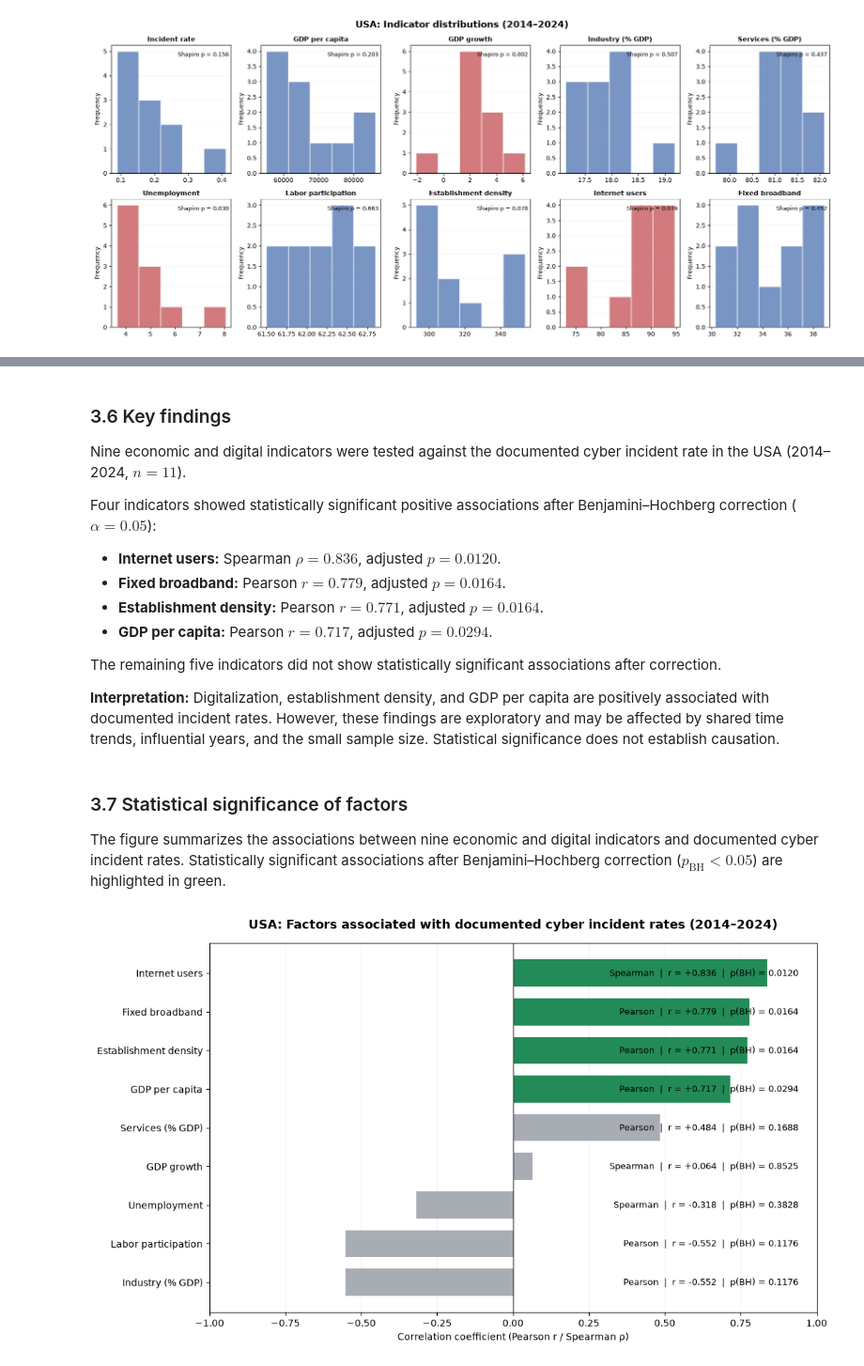
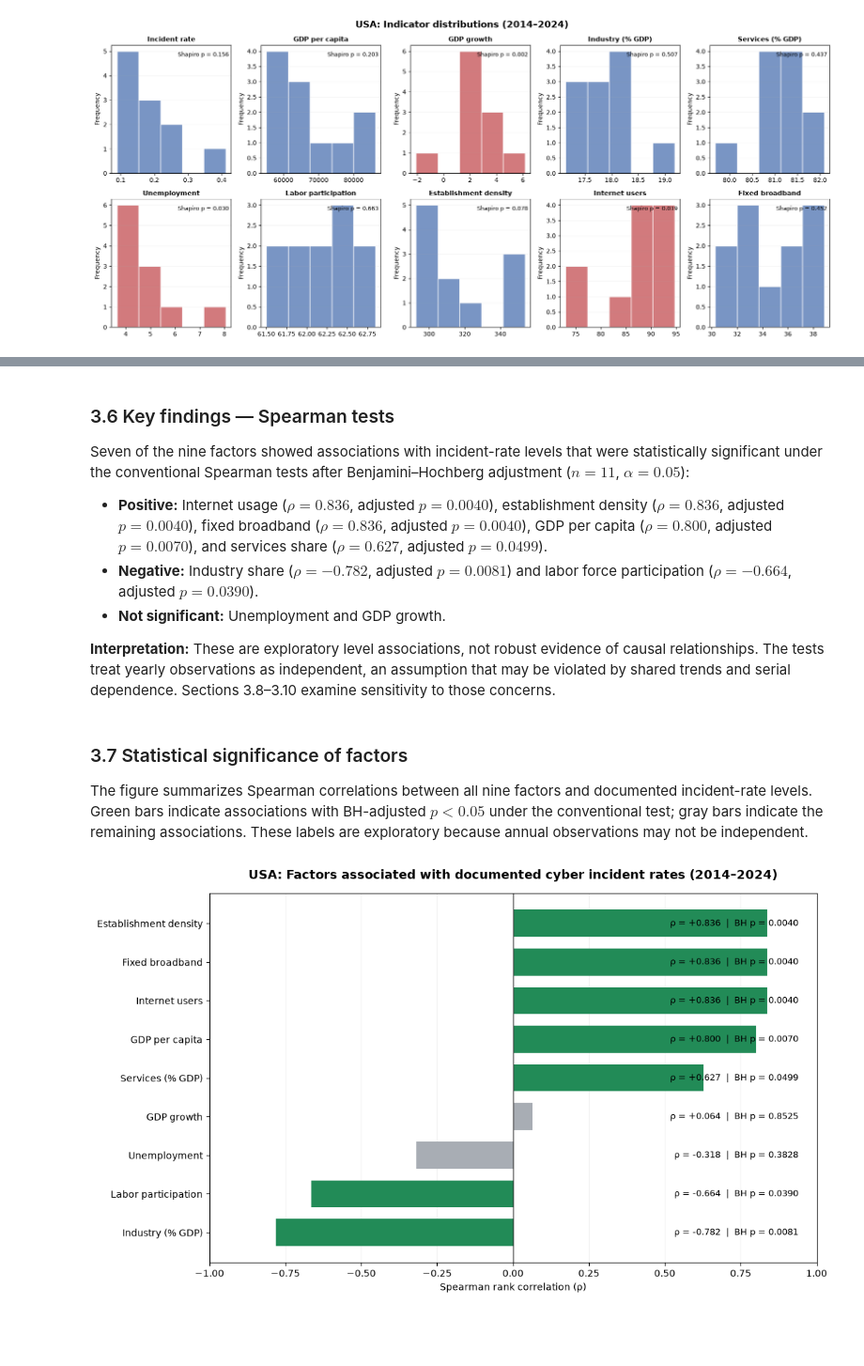
Before and after one commit to McTehno/Cybersecurity-incident-causations, a Jupyter notebook: usa/notebooks/factors/01_usa_incident_rate.ipynb, the cells around one changed output, grey strips where cells are left out. Shown at 94% size. Cells and saved outputs as stored; diff of their text form; code cells hidden in the pictures; blank space fills up the shorter version.

Commit message:
feat(usa): finalize national incident rate correlation analysis

```diff
--- a/usa/notebooks/factors/01_usa_incident_rate.ipynb
+++ b/usa/notebooks/factors/01_usa_incident_rate.ipynb
@@ -417,34 +426,20 @@ All tests are two-sided ($\alpha = 0.05$). Results are exploratory because annua
 # %%
-# Select correlation methods based on Shapiro-Wilk results
-normality_p = normality_df.set_index("Indicator")["p-value"]
 
+# Spearman correlations for all nine factors
 results = []
 
 for factor in factors:
     if factor == "incident_rate":
         continue
 
-    use_spearman = (
-        normality_p["incident_rate"] < 0.05
-        or normality_p[factor] < 0.05
+    coefficient, p_value = spearmanr(
+        df_analysis[factor],
+        df_analysis["incident_rate"],
     )
-
-    if use_spearman:
-        coefficient, p_value = spearmanr(
-            df_analysis[factor],
-            df_analysis["incident_rate"],
-        )
-        method = "Spearman"
-    else:
-        coefficient, p_value = pearsonr(
-            df_analysis[factor],
-            df_analysis["incident_rate"],
-        )
-        method = "Pearson"
 
     results.append({
         "Factor": factor,
-        "Method": method,
+        "Method": "Spearman",
         "N": len(df_analysis),
         "Correlation": coefficient,
         "p-value": p_value,
@@ -467,12 +462,10 @@ correlation_tests = correlation_tests.sort_values(
     ascending=False,
 ).reset_index(drop=True)
 
-display(
-    correlation_tests.round({
-        "Correlation": 3,
-        "p-value": 4,
-        "BH-adjusted p": 4,
-    })
-)
+display(correlation_tests.round({
+    "Correlation": 3,
+    "p-value": 4,
+    "BH-adjusted p": 4,
+}))
 # %% [output]
 |  | Factor | Method | N | Correlation | p-value | BH-adjusted p | Significant (BH) |
@@ -486,25 +479,19 @@ display(
 | 7 | unemployment_rate | Spearman | 11 | -0.318 | 0.3403 | 0.3828 | False |
 | 8 | gdp_growth | Spearman | 11 | 0.064 | 0.8525 | 0.8525 | False |
 # %% [markdown]
+### 3.6 Key findings — Spearman tests
 
-### 3.6 Key findings
+Seven of the nine factors showed associations with incident-rate levels that were statistically significant under the conventional Spearman tests after Benjamini–Hochberg adjustment ($n=11$, $\alpha=0.05$):
 
-Nine economic and digital indicators were tested against the documented cyber incident rate in the USA (2014–2024, $n=11$).
+- **Positive:** Internet usage ($\rho=0.836$, adjusted $p=0.0040$), establishment density ($\rho=0.836$, adjusted $p=0.0040$), fixed broadband ($\rho=0.836$, adjusted $p=0.0040$), GDP per capita ($\rho=0.800$, adjusted $p=0.0070$), and services share ($\rho=0.627$, adjusted $p=0.0499$).
+- **Negative:** Industry share ($\rho=-0.782$, adjusted $p=0.0081$) and labor force participation ($\rho=-0.664$, adjusted $p=0.0390$).
+- **Not significant:** Unemployment and GDP growth.
 
-Four indicators showed statistically significant positive associations after Benjamini–Hochberg correction ($\alpha=0.05$):
-
-- **Internet users:** Spearman $\rho=0.836$, adjusted $p=0.0120$.
-- **Fixed broadband:** Pearson $r=0.779$, adjusted $p=0.0164$.
-- **Establishment density:** Pearson $r=0.771$, adjusted $p=0.0164$.
-- **GDP per capita:** Pearson $r=0.717$, adjusted $p=0.0294$.
-
-The remaining five indicators did not show statistically significant associations after correction.
-
-**Interpretation:** Digitalization, establishment density, and GDP per capita are positively associated with documented incident rates. However, these findings are exploratory and may be affected by shared time trends, influential years, and the small sample size. Statistical significance does not establish causation.
+**Interpretation:** These are exploratory level associations, not robust evidence of causal relationships. The tests treat yearly observations as independent, an assumption that may be violated by shared trends and serial dependence. Sections 3.8–3.10 examine sensitivity to those concerns.
 # %% [markdown]
 ### 3.7 Statistical significance of factors
 
-The figure summarizes the associations between nine economic and digital indicators and documented cyber incident rates. Statistically significant associations after Benjamini–Hochberg correction ($p_{\mathrm{BH}} < 0.05$) are highlighted in green.
+The figure summarizes Spearman correlations between all nine factors and documented incident-rate levels. Green bars indicate associations with BH-adjusted $p<0.05$ under the conventional test; gray bars indicate the remaining associations. These labels are exploratory because annual observations may not be independent.
 # %%
 # Visualize correlation strength and BH-adjusted significance
 plot_df = correlation_tests.copy().sort_values("Correlation")
@@ -542,7 +529,7 @@ for bar, (_, row) in zip(bars, plot_df.iterrows()):
     ax.text(
         0.97,
         bar.get_y() + bar.get_height() / 2,
-        f"{row['Method']}  |  r = {coefficient:+.3f}  |  p(BH) = {adjusted_p:.4f}",
+        f"ρ = {coefficient:+.3f}  |  BH p = {adjusted_p:.4f}",
         va="center",
         ha="right",
         fontsize=9,
@@ -551,33 +538,33 @@ for bar, (_, row) in zip(bars, plot_df.iterrows()):
 
 ax.axvline(0, color="#333333", linewidth=1)
 ax.set_xlim(-1, 1)
-ax.set_xlabel("Correlation coefficient (Pearson r / Spearman ρ)")
+ax.set_xlabel("Spearman rank correlation (ρ)")
 ax.set_title(
     "USA: Factors associated with documented cyber incident rates (2014–2024)",
     fontsize=13,
     fontweight="bold",
     pad=15,
 )
 ax.grid(axis="x", alpha=0.15)
 ax.set_axisbelow(True)
 
 fig.tight_layout()
 
 # Save figure
 figure_name = "01_incident_rate_factor_significance_2014_2024.png"
 
 for output_dir in [
     PROJECT_ROOT / "figures/factors/static",
     PROJECT_ROOT / "ugotovitve/dejavnike",
 ]:
     output_dir.mkdir(parents=True, exist_ok=True)
     fig.savefig(
         output_dir / figure_name,
         dpi=300,
         bbox_inches="tight",
         facecolor="white",
     )
 
 plt.show()
 # %% [output]
-[figure, old version]
+[figure, new version]
```
Also changed, not shown: parts of 24 cells of this notebook.
